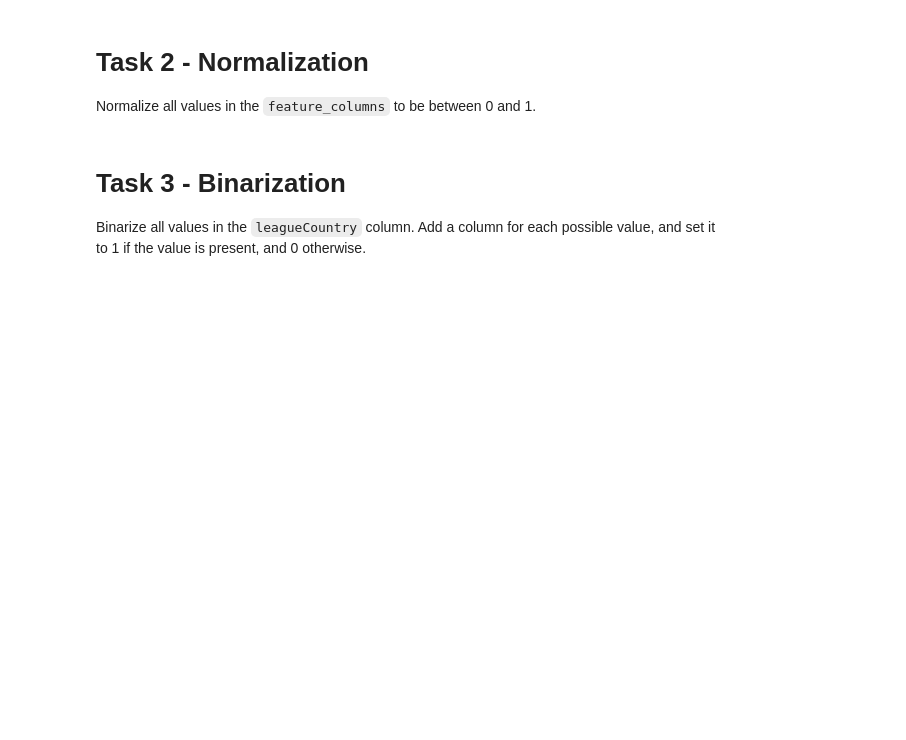
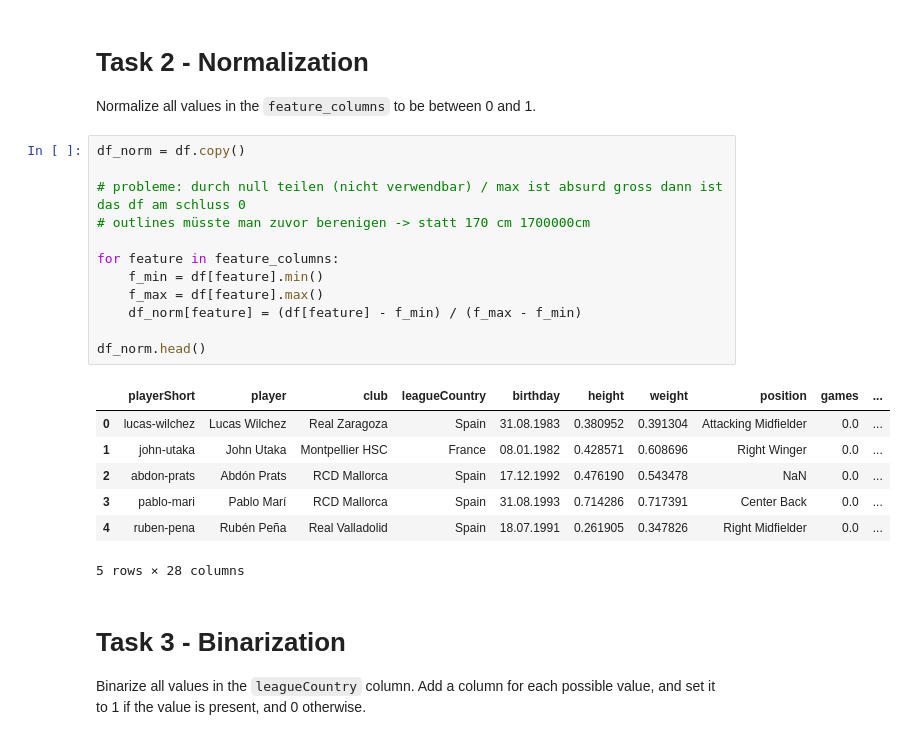
Before and after one commit to luetzyas/hsg-fs23-ds-exercises, a Jupyter notebook: exercise08_blank.ipynb, the cells around one changed output. Drawn from its saved outputs; the diff is of its cells as text; blank space fills up the shorter version.

```diff
--- a/exercise08_blank.ipynb
+++ b/exercise08_blank.ipynb
@@ -195,6 +234,26 @@ score
 # %% [markdown]
 # Task 2 - Normalization
 Normalize all values in the `feature_columns` to be between 0 and 1.
+# %%
+df_norm = df.copy()
+
+# probleme: durch null teilen (nicht verwendbar) / max ist absurd gross dann ist das df am schluss 0
+# outlines müsste man zuvor berenigen -> statt 170 cm 1700000cm
+
+for feature in feature_columns:
+    f_min = df[feature].min()
+    f_max = df[feature].max()
+    df_norm[feature] = (df[feature] - f_min) / (f_max - f_min)
+
+df_norm.head()
+# %% [output]
+|  | playerShort | player | club | leagueCountry | birthday | height | weight | position | games | ... |
+| 0 | lucas-wilchez | Lucas Wilchez | Real Zaragoza | Spain | 31.08.1983 | 0.380952 | 0.391304 | Attacking Midfielder | 0.0 | ... |
+| 1 | john-utaka | John Utaka | Montpellier HSC | France | 08.01.1982 | 0.428571 | 0.608696 | Right Winger | 0.0 | ... |
+| 2 | abdon-prats | Abdón Prats | RCD Mallorca | Spain | 17.12.1992 | 0.476190 | 0.543478 | NaN | 0.0 | ... |
+| 3 | pablo-mari | Pablo Marí | RCD Mallorca | Spain | 31.08.1993 | 0.714286 | 0.717391 | Center Back | 0.0 | ... |
+| 4 | ruben-pena | Rubén Peña | Real Valladolid | Spain | 18.07.1991 | 0.261905 | 0.347826 | Right Midfielder | 0.0 | ... |
+5 rows × 28 columns
 # %% [markdown]
 # Task 3 - Binarization
 Binarize all values in the `leagueCountry` column. Add a column for each possible value, and set it to 1 if the value is present, and 0 otherwise.
```
Also changed, not shown: parts of 21 cells of this notebook.
